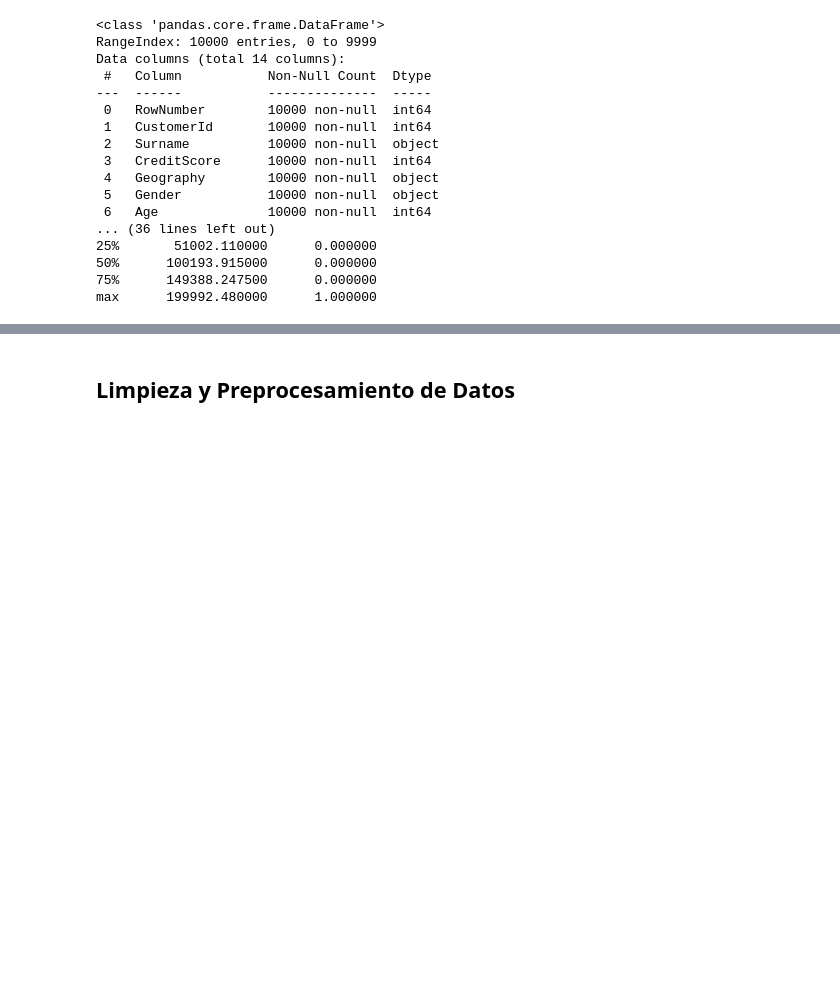
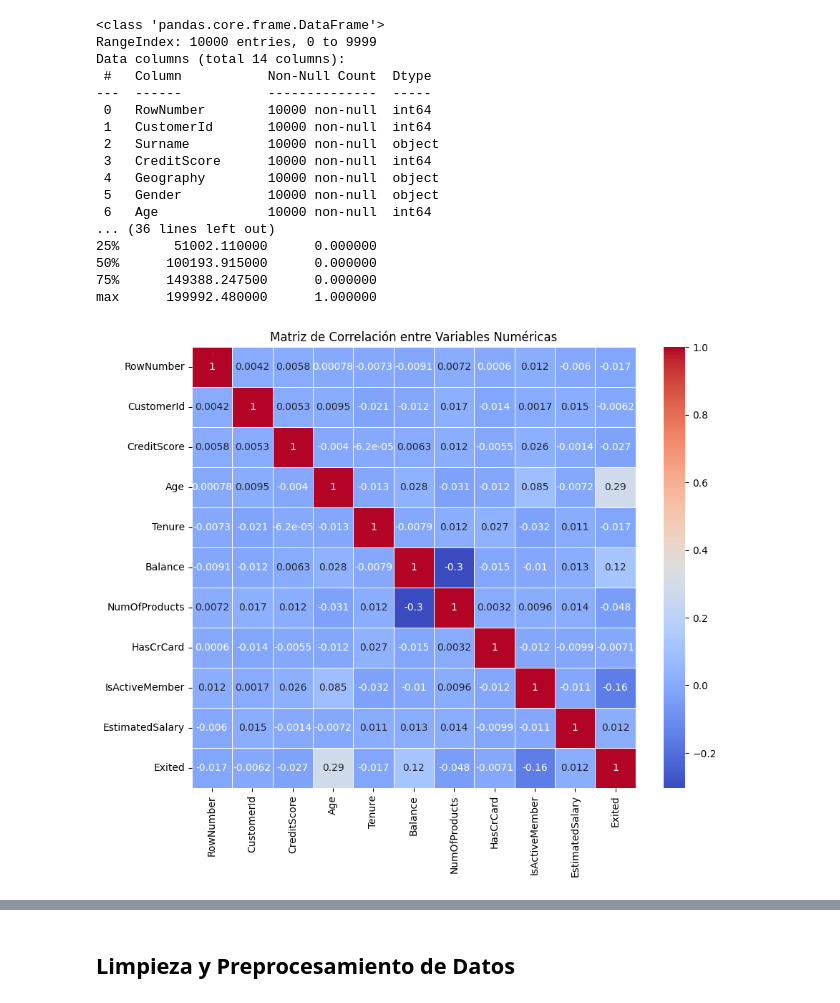
Before and after one commit to Juan-Villano/Proyecto_Beta_Bank, a Jupyter notebook: BETA_BANK.ipynb, the cells around one changed output, grey strips where cells are left out. Drawn from its saved outputs; the diff is of its cells as text; code cells hidden in the pictures; blank space fills up the shorter version.

```diff
--- a/BETA_BANK.ipynb
+++ b/BETA_BANK.ipynb
@@ -70,3 +71,17 @@ Data columns (total 14 columns):
 50%      100193.915000      0.000000
 75%      149388.247500      0.000000
 max      199992.480000      1.000000
+# %%
+# Filtrar solo columnas numéricas
+numeric_data = data.select_dtypes(include=['int64', 'float64'])
+
+# Calcular la matriz de correlación
+corr_matrix = numeric_data.corr()
+
+# Visualizar el heatmap de correlación
+plt.figure(figsize=(10, 8))
+sns.heatmap(corr_matrix, annot=True, cmap='coolwarm', linewidths=0.5)
+plt.title('Matriz de Correlación entre Variables Numéricas')
+plt.show()
+# %% [output]
+[figure, added]
```
Also changed, not shown: parts of 5 cells of this notebook.
